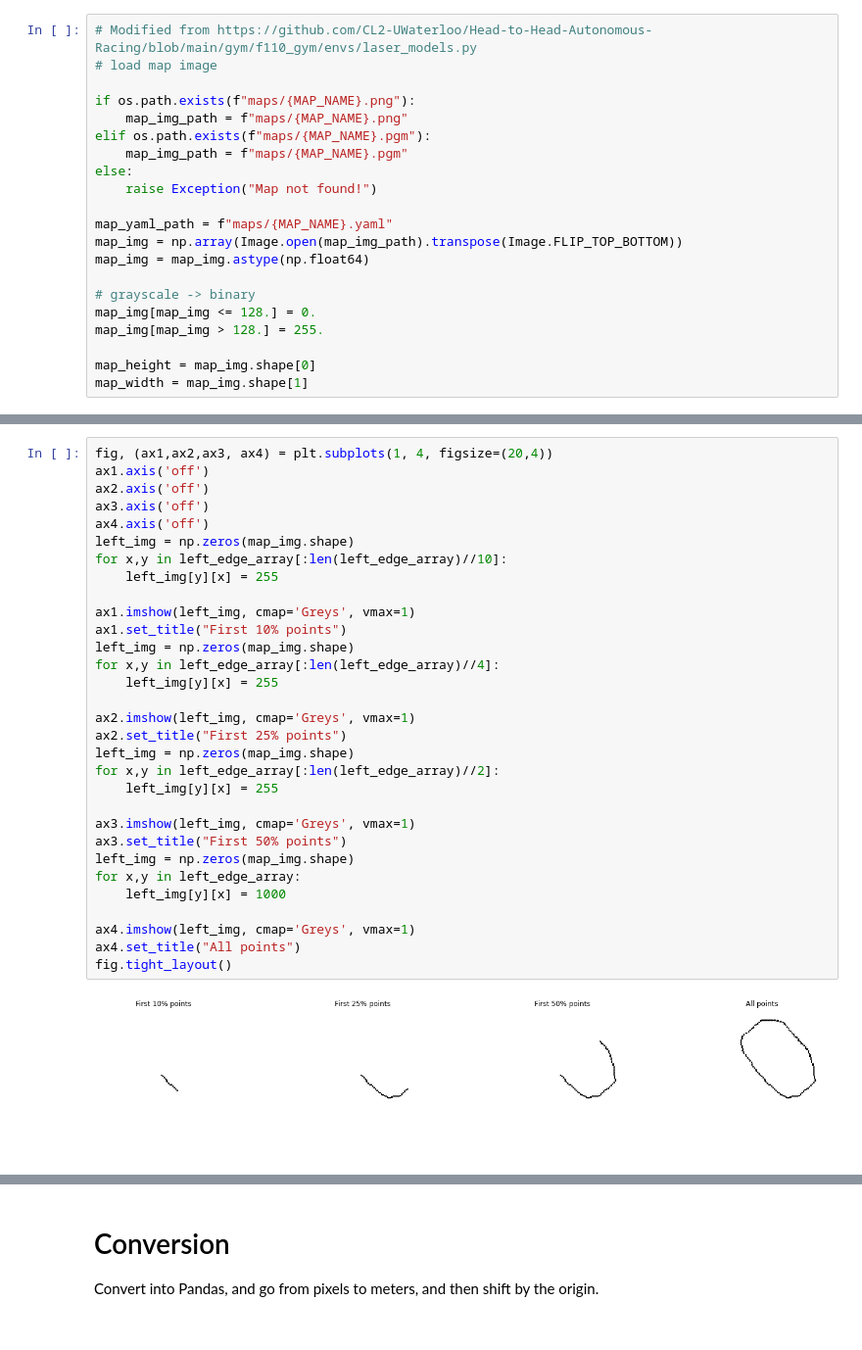
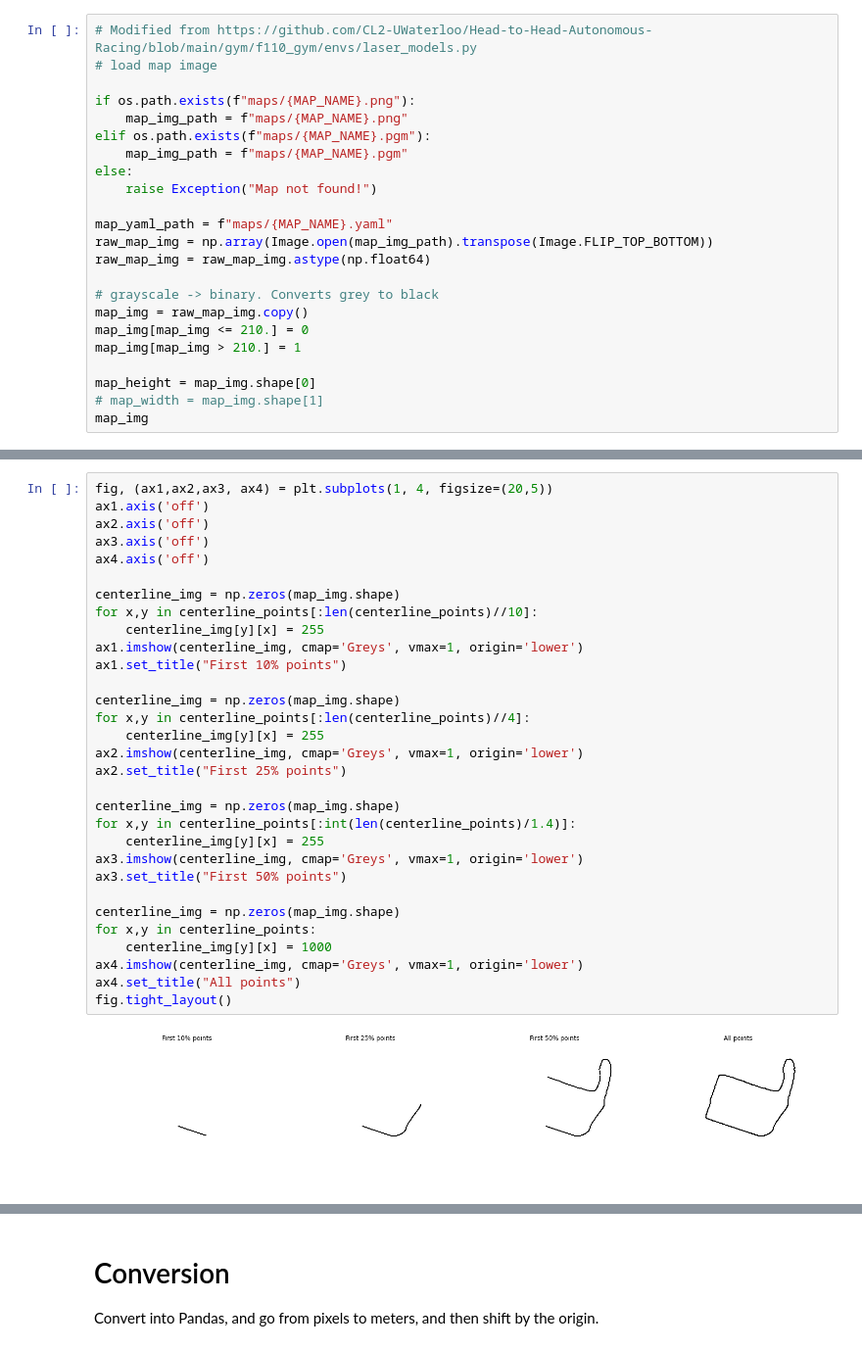
Before and after one commit to ynahum/Raceline-Optimization, a Jupyter notebook: map_converter.ipynb, the cells around one changed output, grey strips where cells are left out. Shown at 98% size. Saved outputs shown, nothing was run; the diff lists cells and outputs as text.

```diff
--- a/map_converter.ipynb
+++ b/map_converter.ipynb
@@ -53,12 +37,14 @@ else:
     raise Exception("Map not found!")
 
 map_yaml_path = f"maps/{MAP_NAME}.yaml"
-map_img = np.array(Image.open(map_img_path).transpose(Image.FLIP_TOP_BOTTOM))
-map_img = map_img.astype(np.float64)
+raw_map_img = np.array(Image.open(map_img_path).transpose(Image.FLIP_TOP_BOTTOM))
+raw_map_img = raw_map_img.astype(np.float64)
 
-# grayscale -> binary
-map_img[map_img <= 128.] = 0.
-map_img[map_img > 128.] = 255.
+# grayscale -> binary. Converts grey to black
+map_img = raw_map_img.copy()
+map_img[map_img <= 210.] = 0
+map_img[map_img > 210.] = 1
 
 map_height = map_img.shape[0]
-map_width = map_img.shape[1]
+# map_width = map_img.shape[1]
+map_img
@@ -185,33 +130,33 @@ Number of right edges found: 75
 # %%
-fig, (ax1,ax2,ax3, ax4) = plt.subplots(1, 4, figsize=(20,4))
+fig, (ax1,ax2,ax3, ax4) = plt.subplots(1, 4, figsize=(20,5))
 ax1.axis('off')
 ax2.axis('off')
 ax3.axis('off')
 ax4.axis('off')
-left_img = np.zeros(map_img.shape)
-for x,y in left_edge_array[:len(left_edge_array)//10]:
-	left_img[y][x] = 255
 
-ax1.imshow(left_img, cmap='Greys', vmax=1)
+centerline_img = np.zeros(map_img.shape)
+for x,y in centerline_points[:len(centerline_points)//10]:
+	centerline_img[y][x] = 255
+ax1.imshow(centerline_img, cmap='Greys', vmax=1, origin='lower')
 ax1.set_title("First 10% points")
-left_img = np.zeros(map_img.shape)
-for x,y in left_edge_array[:len(left_edge_array)//4]:
-	left_img[y][x] = 255
 
-ax2.imshow(left_img, cmap='Greys', vmax=1)
+centerline_img = np.zeros(map_img.shape)
+for x,y in centerline_points[:len(centerline_points)//4]:
+	centerline_img[y][x] = 255
+ax2.imshow(centerline_img, cmap='Greys', vmax=1, origin='lower')
 ax2.set_title("First 25% points")
-left_img = np.zeros(map_img.shape)
-for x,y in left_edge_array[:len(left_edge_array)//2]:
-	left_img[y][x] = 255
 
-ax3.imshow(left_img, cmap='Greys', vmax=1)
+centerline_img = np.zeros(map_img.shape)
+for x,y in centerline_points[:int(len(centerline_points)/1.4)]:
+	centerline_img[y][x] = 255
+ax3.imshow(centerline_img, cmap='Greys', vmax=1, origin='lower')
 ax3.set_title("First 50% points")
-left_img = np.zeros(map_img.shape)
-for x,y in left_edge_array:
-	left_img[y][x] = 1000
 
-ax4.imshow(left_img, cmap='Greys', vmax=1)
+centerline_img = np.zeros(map_img.shape)
+for x,y in centerline_points:
+	centerline_img[y][x] = 1000
+ax4.imshow(centerline_img, cmap='Greys', vmax=1, origin='lower')
 ax4.set_title("All points")
 fig.tight_layout()
 # %% [output]
-[figure, old version]
+[figure, new version]
```
Also changed, not shown: parts of 26 cells of this notebook, 11 other files.
